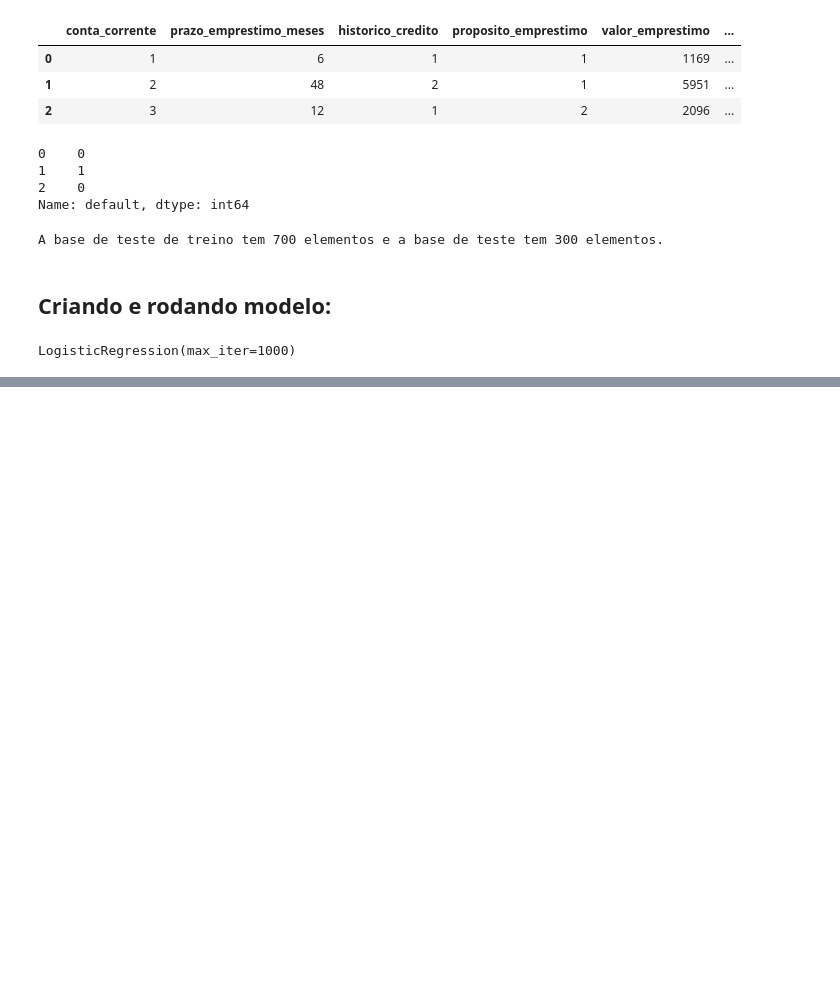
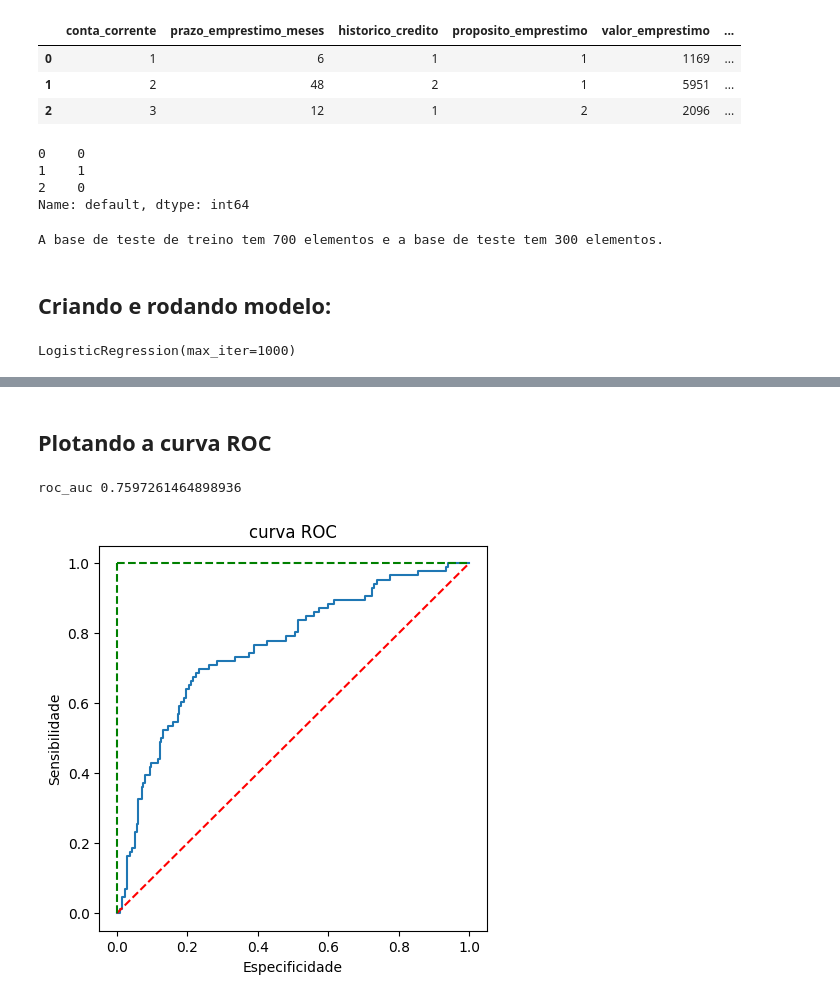
Before and after one commit to GuiHalal/Learning_Python, a Jupyter notebook: Machine Learning: Credit Scoring/Notebooks/Machine_Learning_Credit_Scoring.ipynb, the cells around one changed output, grey strips where cells are left out. Saved outputs shown, nothing was run; the diff lists cells and outputs as text; code cells hidden in the pictures; blank space fills up the shorter version.

```diff
--- a/Machine Learning: Credit Scoring/Notebooks/Machine_Learning_Credit_Scoring.ipynb
+++ b/Machine Learning: Credit Scoring/Notebooks/Machine_Learning_Credit_Scoring.ipynb
@@ -123,0 +176,24 @@ print(modelo.score(treino_x, treino_y))
+# %% [markdown]
+ ## Plotando a curva ROC
+# %%
+from sklearn.metrics import roc_curve, roc_auc_score
+
+prob_previsao = modelo.predict_proba(teste_x)[:,1]
+
+#tfp = taxa de falsos positivos
+#tvp = taxa de falsos negativos
+
+tfp, tvp, limite = roc_curve(teste_y, prob_previsao)
+print('roc_auc', roc_auc_score(teste_y, prob_previsao))
+
+plt.subplots(1, figsize = (5,5))
+plt.title('curva ROC')
+plt.plot(tfp, tvp)
+plt.xlabel('Especificidade')
+plt.ylabel('Sensibilidade')
+plt.plot([0, 1], ls="--", c = 'red') #plotando linha guia pontilhada vermelha
+plt.plot([0, 0], [1, 0], ls="--", c = 'green'), plt.plot([1, 1], ls="--", c = 'green') #plotando linha guia pontilhada verde
+plt.show()
+# %% [output]
+roc_auc 0.7597261464898936
+[figure, added]
```
Also changed, not shown: parts of 10 cells of this notebook, 1 other file.
